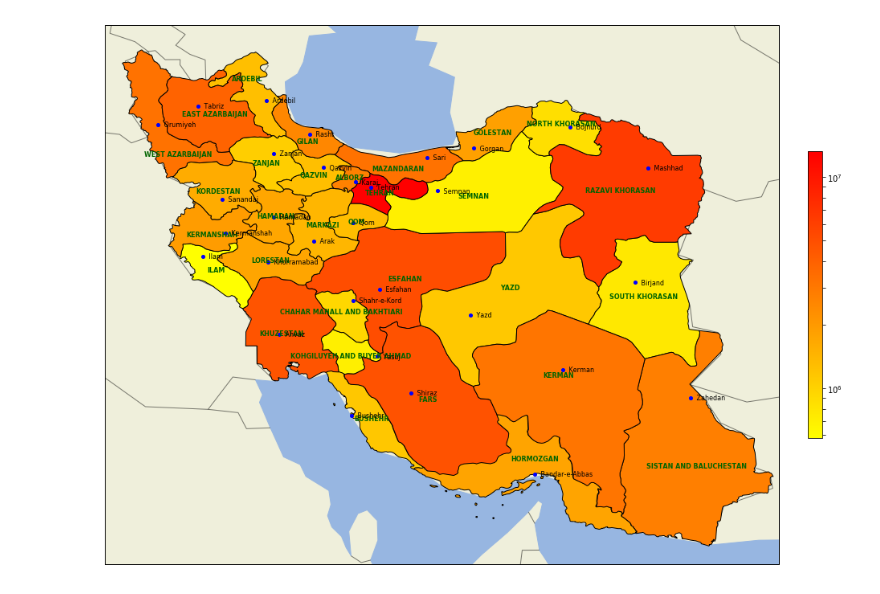
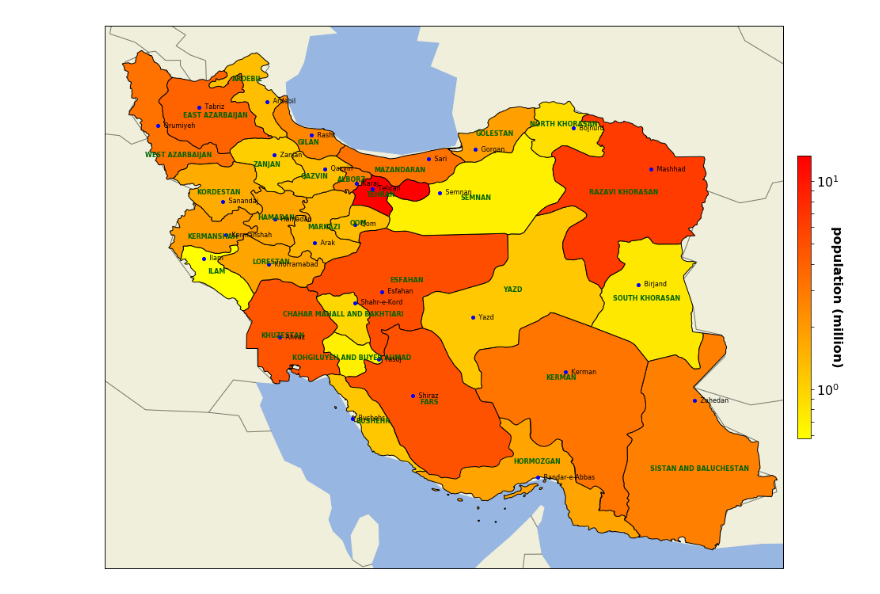
Before and after one commit to javadnoorb/iranmap, a Jupyter notebook: IranMap.ipynb, the cells around one changed output. Drawn from its saved outputs; the diff is of its cells as text; code cells hidden in the pictures.

Commit message:
Colorbar

```diff
--- a/IranMap.ipynb
+++ b/IranMap.ipynb
@@ -5,6 +5,9 @@ import matplotlib.pyplot as pl
 import cartopy
 import cartopy.io.shapereader as shpreader
 import cartopy.crs as ccrs
+from matplotlib.ticker import LogFormatter
+import matplotlib.cm as cm
+import matplotlib.colors as mpc
 
 shpfilename = 'data/ne_10m_admin_1_states_provinces/ne_10m_admin_1_states_provinces.shp'  # http://www.naturalearthdata.com/http//www.naturalearthdata.com/download/10m/cultural/ne_10m_admin_1_states_provinces.zip
 ProvinceInformation = 'data/ProvincePopulationsAndCoords.xlsx' # Downloaded from http://www.statoids.com/uir.html and merged with coordinates from google geocode (used google api)
@@ -27,43 +30,42 @@ reader = shpreader.Reader(shpfilename)
 provinces = [province for province in reader.records() if province.attributes['admin'] == 'Iran']
 
 
-import matplotlib.cm as cm
-import matplotlib.colors as mpc
-
-norm = mpc.LogNorm(vmin=Capitals['Pop-2016'].min(),
-                     vmax=Capitals['Pop-2016'].max(),
+norm = mpc.LogNorm(vmin=Capitals['Pop-2016'].min()/1e6,
+                     vmax=Capitals['Pop-2016'].max()/1e6,
                      clip=True)
 
 sm = cm.ScalarMappable(norm=norm, cmap=cm.autumn_r)
-
+sm._A = []
 
 for province in provinces:
     if province.attributes['name'] in Capitals.index:
-        provincecolor = sm.to_rgba(Capitals.loc[province.attributes['name'],'Pop-2016'])
+        provincecolor = sm.to_rgba(Capitals.loc[province.attributes['name'],'Pop-2016']/1e6)
     else:
         provincecolor = 'linen'
     ax.add_geometries(province.geometry, ccrs.PlateCarree(),
                       facecolor=provincecolor,edgecolor='black',
                       label=province.attributes['name'])
 
     pl.text(province.attributes['longitude'],
             province.attributes['latitude'],
             province.attributes['name'].upper(),
             color='darkgreen',ha='center',
             va='center',fontsize=8,fontweight='bold')
 
     if province.attributes['name'] in Capitals.index:
         capital = Capitals.loc[province.attributes['name']]
 
         pl.text(capital['longitude'],
             capital['latitude'],
             '   '+capital['Capital'],
             color='black',ha='left',
             va='center',fontsize=8)
 
         pl.plot(capital['longitude'],capital['latitude'],'bo',markersize=4)
 
-sm._A = []
-cb = pl.colorbar(sm,fraction=0.02, pad=0.04)
+
+cb = pl.colorbar(sm,fraction=0.02, pad=0.02);
+cb.ax.tick_params(labelsize=16);
+cb.ax.set_ylabel('population (million)\n', rotation=270,fontsize=16,fontweight='bold');
 # %% [output]
-[figure, old version]
+[figure, new version]
```
